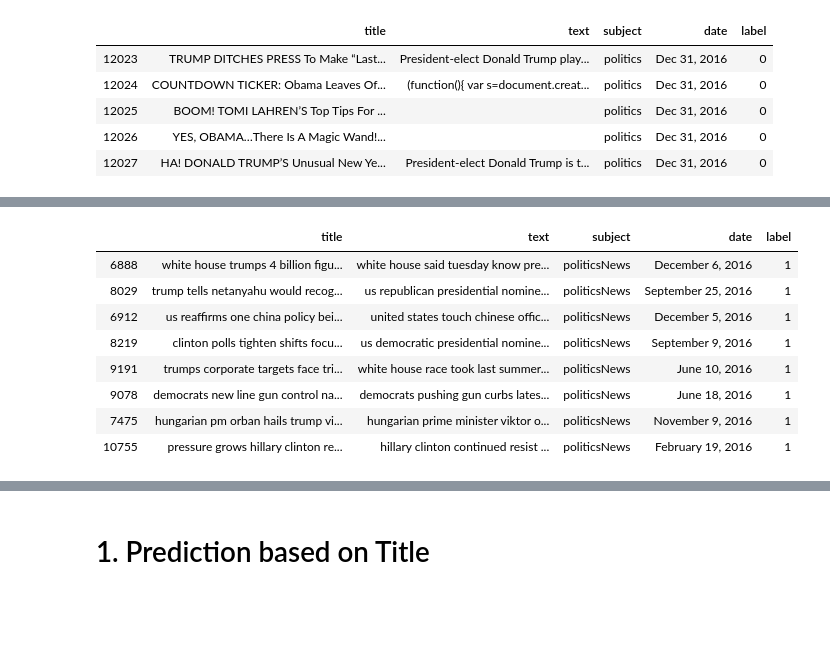
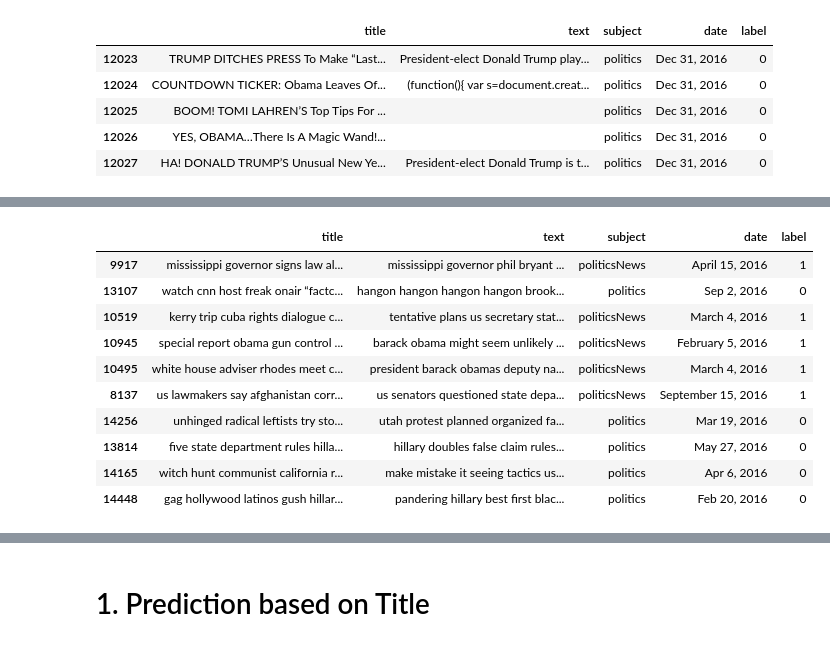
Before and after one commit to SaideT/Fake-News-Detection, a Jupyter notebook: fake_news.ipynb, the cells around one changed output, grey strips where cells are left out. Saved outputs shown, nothing was run; the diff lists cells and outputs as text; code cells hidden in the pictures; blank space fills up the shorter version.

```diff
--- a/fake_news.ipynb
+++ b/fake_news.ipynb
@@ -152,15 +223,3 @@ news['title']=news['title'].apply(denoise_text)
 # %%
 # drop those empty text data
 news = news[news.text != '']
-# %%
-news.sample(n=8)
-# %% [output]
-|  | title | text | subject | date | label |
-| 6888 | white house trumps 4 billion figu... | white house said tuesday know pre... | politicsNews | December 6, 2016 | 1 |
-| 8029 | trump tells netanyahu would recog... | us republican presidential nomine... | politicsNews | September 25, 2016 | 1 |
-| 6912 | us reaffirms one china policy bei... | united states touch chinese offic... | politicsNews | December 5, 2016 | 1 |
-| 8219 | clinton polls tighten shifts focu... | us democratic presidential nomine... | politicsNews | September 9, 2016 | 1 |
-| 9191 | trumps corporate targets face tri... | white house race took last summer... | politicsNews | June 10, 2016 | 1 |
-| 9078 | democrats new line gun control na... | democrats pushing gun curbs lates... | politicsNews | June 18, 2016 | 1 |
-| 7475 | hungarian pm orban hails trump vi... | hungarian prime minister viktor o... | politicsNews | November 9, 2016 | 1 |
-| 10755 | pressure grows hillary clinton re... | hillary clinton continued resist ... | politicsNews | February 19, 2016 | 1 |
@@ -167,3 +229,17 @@ news.sample(n=8)
+# %%
+news.head(10)
+# %% [output]
+|  | title | text | subject | date | label |
+| 9917 | mississippi governor signs law al... | mississippi governor phil bryant ... | politicsNews | April 15, 2016 | 1 |
+| 13107 | watch cnn host freak onair “factc... | hangon hangon hangon hangon brook... | politics | Sep 2, 2016 | 0 |
+| 10519 | kerry trip cuba rights dialogue c... | tentative plans us secretary stat... | politicsNews | March 4, 2016 | 1 |
+| 10945 | special report obama gun control ... | barack obama might seem unlikely ... | politicsNews | February 5, 2016 | 1 |
+| 10495 | white house adviser rhodes meet c... | president barack obamas deputy na... | politicsNews | March 4, 2016 | 1 |
+| 8137 | us lawmakers say afghanistan corr... | us senators questioned state depa... | politicsNews | September 15, 2016 | 1 |
+| 14256 | unhinged radical leftists try sto... | utah protest planned organized fa... | politics | Mar 19, 2016 | 0 |
+| 13814 | five state department rules hilla... | hillary doubles false claim rules... | politics | May 27, 2016 | 0 |
+| 14165 | witch hunt communist california r... | make mistake it seeing tactics us... | politics | Apr 6, 2016 | 0 |
+| 14448 | gag hollywood latinos gush hillar... | pandering hillary best first blac... | politics | Feb 20, 2016 | 0 |
 # %%
 #wordcloud all news based on the titles
 plt.figure(figsize = (20,20))
```
Also changed, not shown: parts of 22 cells of this notebook.
